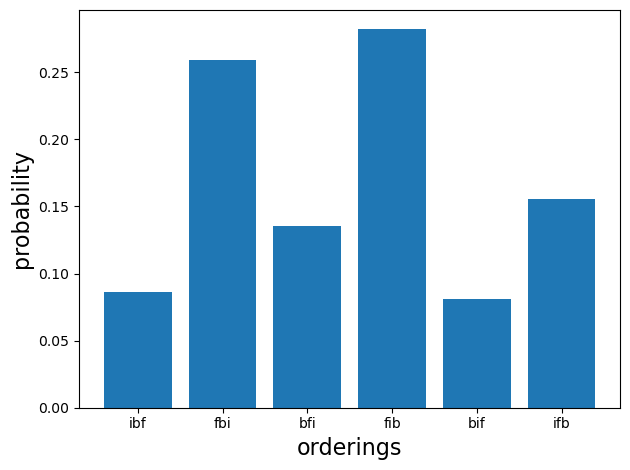
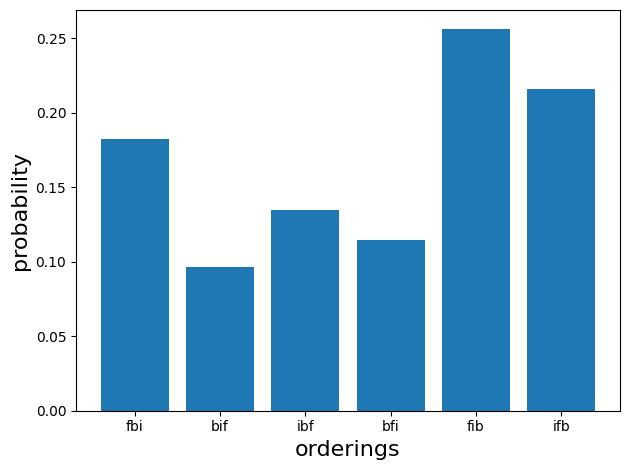
Code edit (unified diff) that turned the first committed figure into the second:
--- before
+++ after
@@ -4,3 +4,3 @@
 plt.ylabel("probability",fontsize=16)
 plt.tight_layout()
-plt.savefig("figures/orderings.pdf")
+#plt.savefig("figures/orderings.pdf")

Commit: fixed advi-laplace option